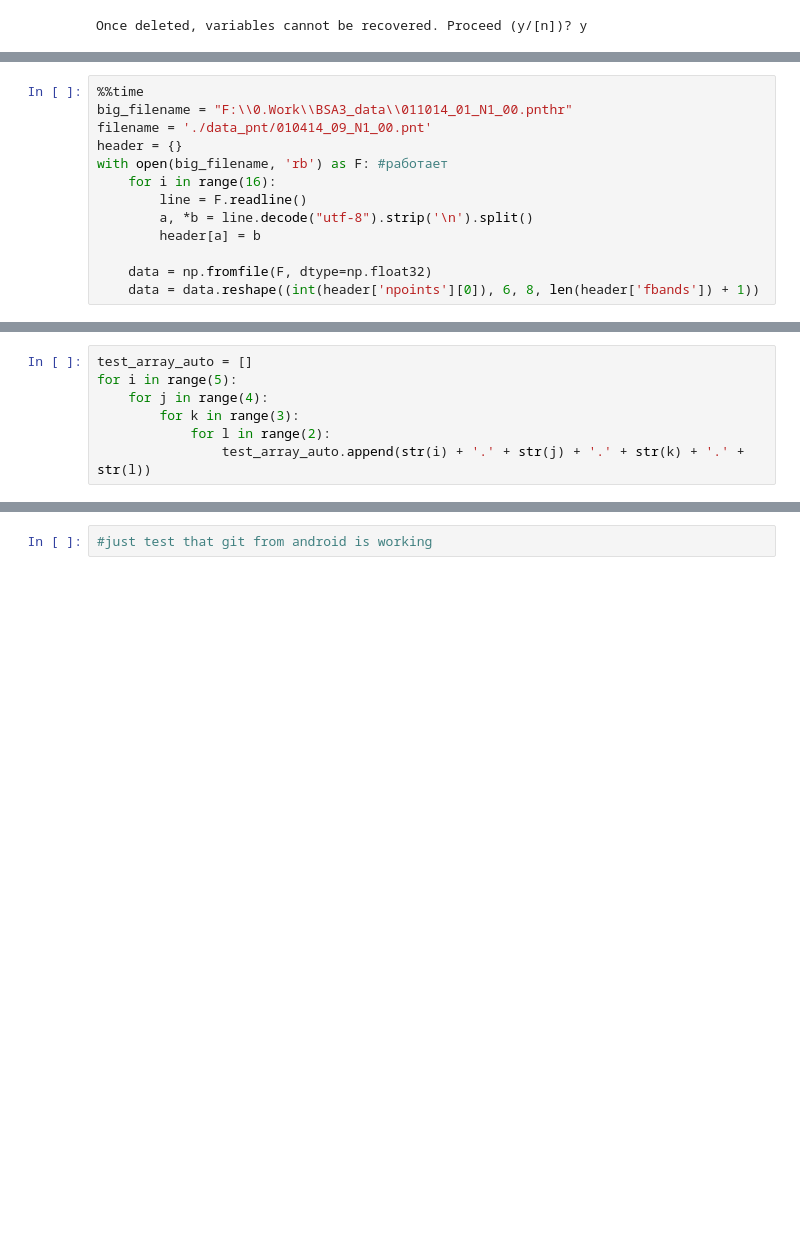
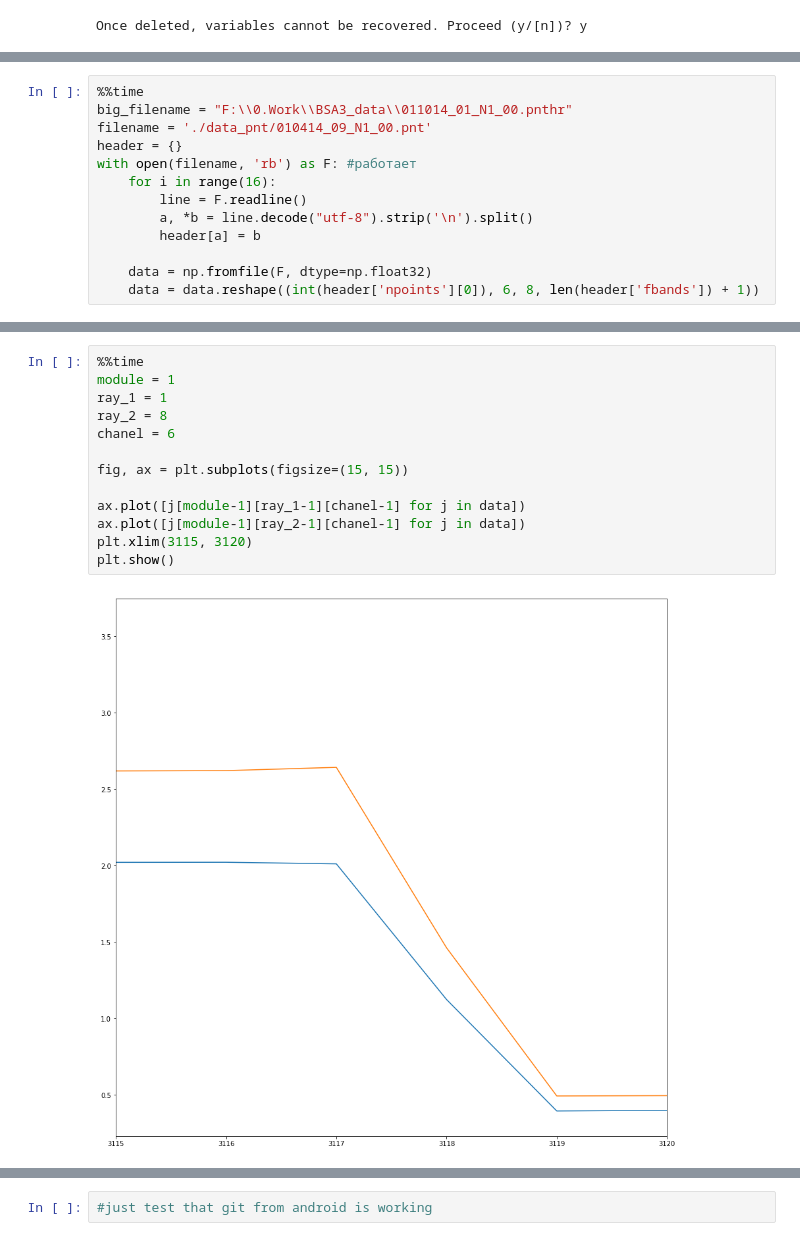
Before and after one commit to KazAndr/bsa3, a Jupyter notebook: reader_pnt.ipynb, the cells around one changed output, grey strips where cells are left out. Cells and saved outputs as stored; diff of their text form; blank space fills up the shorter version.

```diff
--- a/reader_pnt.ipynb
+++ b/reader_pnt.ipynb
@@ -18,7 +21,7 @@ import matplotlib.pyplot as plt
 big_filename = "F:\\0.Work\\BSA3_data\\011014_01_N1_00.pnthr"
 filename = './data_pnt/010414_09_N1_00.pnt'
 header = {}
-with open(big_filename, 'rb') as F: #работает
+with open(filename, 'rb') as F: #работает
     for i in range(16):
         line = F.readline()
         a, *b = line.decode("utf-8").strip('\n').split()
@@ -84,7 +43,0 @@ Wall time: 90 ms
-# %%
-test_array_auto = []
-for i in range(5):
-    for j in range(4):
-        for k in range(3):
-            for l in range(2):
-                test_array_auto.append(str(i) + '.' + str(j) + '.' + str(k) + '.' + str(l))
@@ -125,0 +44,15 @@ sys.version
+# %%
+%%time
+module = 1
+ray_1 = 1
+ray_2 = 8
+chanel = 6
+
+fig, ax = plt.subplots(figsize=(15, 15))
+
+ax.plot([j[module-1][ray_1-1][chanel-1] for j in data])
+ax.plot([j[module-1][ray_2-1][chanel-1] for j in data])
+plt.xlim(3115, 3120)
+plt.show()
+# %% [output]
+[figure, added]
```
Also changed, not shown: parts of 37 cells of this notebook, 1 other file.
